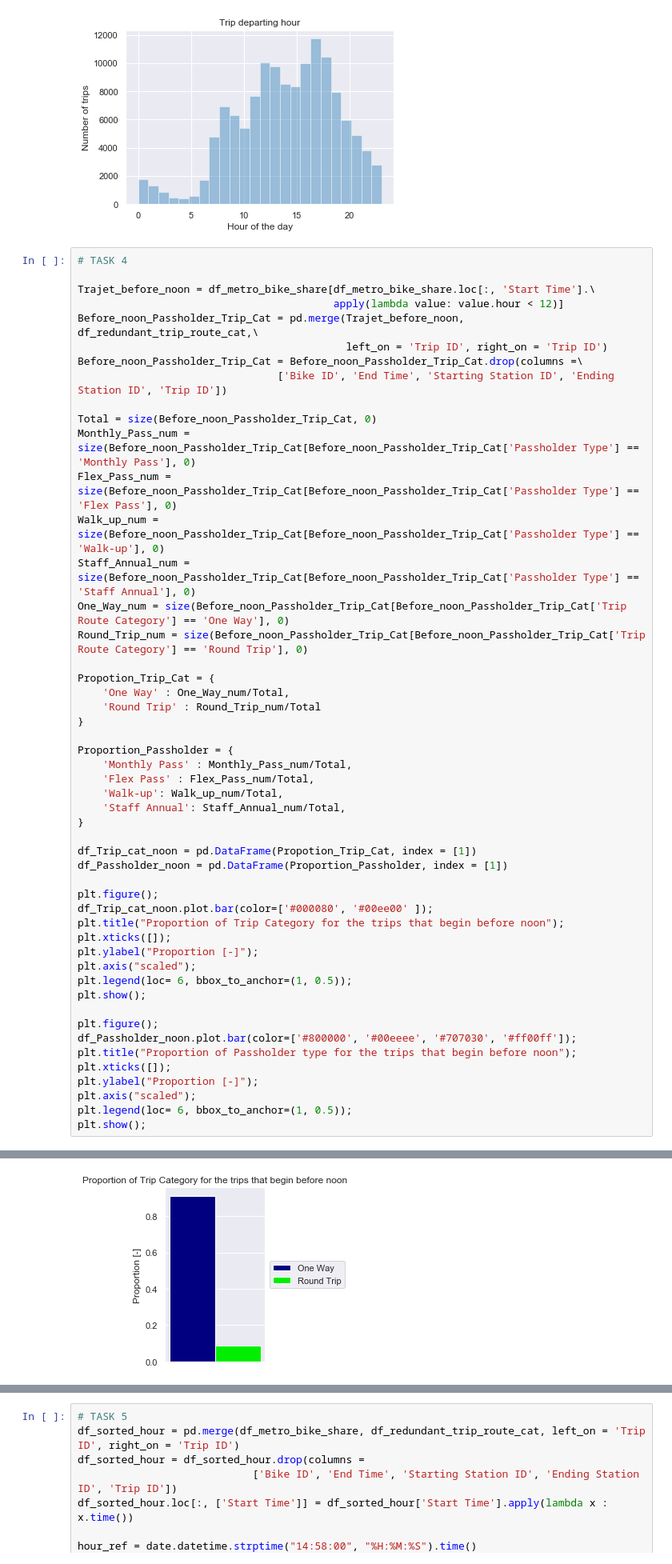
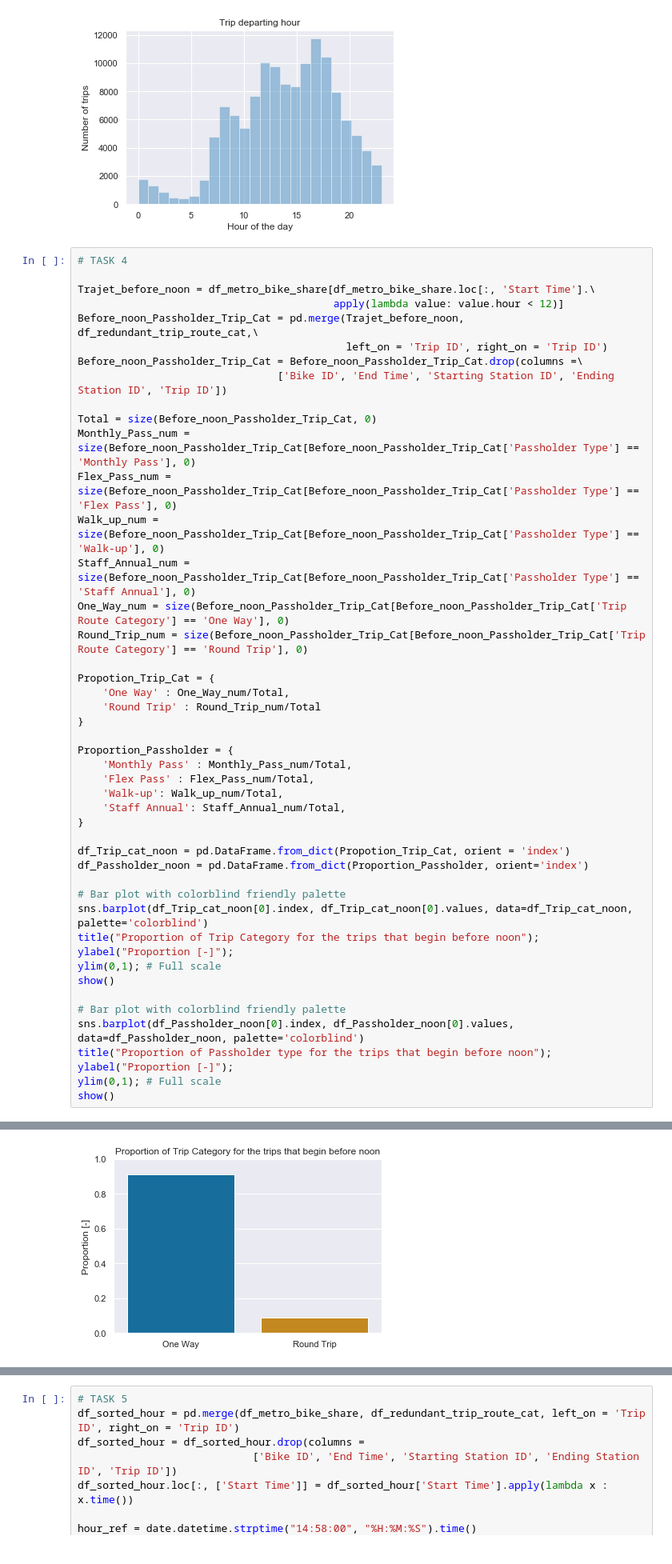
Before and after one commit to vbruttin/ada_homeworks, a Jupyter notebook: Exercise_1.ipynb, the cells around one changed output, grey strips where cells are left out. Shown at 80% size. Cells and saved outputs as stored; diff of their text form.

```diff
--- a/Exercise_1.ipynb
+++ b/Exercise_1.ipynb
@@ -523,24 +523,20 @@ Proportion_Passholder = {
     'Staff Annual': Staff_Annual_num/Total,
 }
 
-df_Trip_cat_noon = pd.DataFrame(Propotion_Trip_Cat, index = [1])
-df_Passholder_noon = pd.DataFrame(Proportion_Passholder, index = [1])
+df_Trip_cat_noon = pd.DataFrame.from_dict(Propotion_Trip_Cat, orient = 'index')
+df_Passholder_noon = pd.DataFrame.from_dict(Proportion_Passholder, orient='index')
 
-plt.figure();
-df_Trip_cat_noon.plot.bar(color=['#000080', '#00ee00' ]);
-plt.title("Proportion of Trip Category for the trips that begin before noon");
-plt.xticks([]);
-plt.ylabel("Proportion [-]");
-plt.axis("scaled");
-plt.legend(loc= 6, bbox_to_anchor=(1, 0.5));
-plt.show();
+# Bar plot with colorblind friendly palette
+sns.barplot(df_Trip_cat_noon[0].index, df_Trip_cat_noon[0].values, data=df_Trip_cat_noon, palette='colorblind')
+title("Proportion of Trip Category for the trips that begin before noon");
+ylabel("Proportion [-]");
+ylim(0,1); # Full scale
+show()
 
-plt.figure();
-df_Passholder_noon.plot.bar(color=['#800000', '#00eeee', '#707030', '#ff00ff']);
-plt.title("Proportion of Passholder type for the trips that begin before noon");
-plt.xticks([]);
-plt.ylabel("Proportion [-]");
-plt.axis("scaled");
-plt.legend(loc= 6, bbox_to_anchor=(1, 0.5));
-plt.show();
+# Bar plot with colorblind friendly palette
+sns.barplot(df_Passholder_noon[0].index, df_Passholder_noon[0].values, data=df_Passholder_noon, palette='colorblind')
+title("Proportion of Passholder type for the trips that begin before noon");
+ylabel("Proportion [-]");
+ylim(0,1); # Full scale
+show()
 # %% [output]
@@ -548 +543 @@ plt.show();
-[figure, old version]
+[figure, new version]
```
Also changed, not shown: parts of 2 cells of this notebook.
